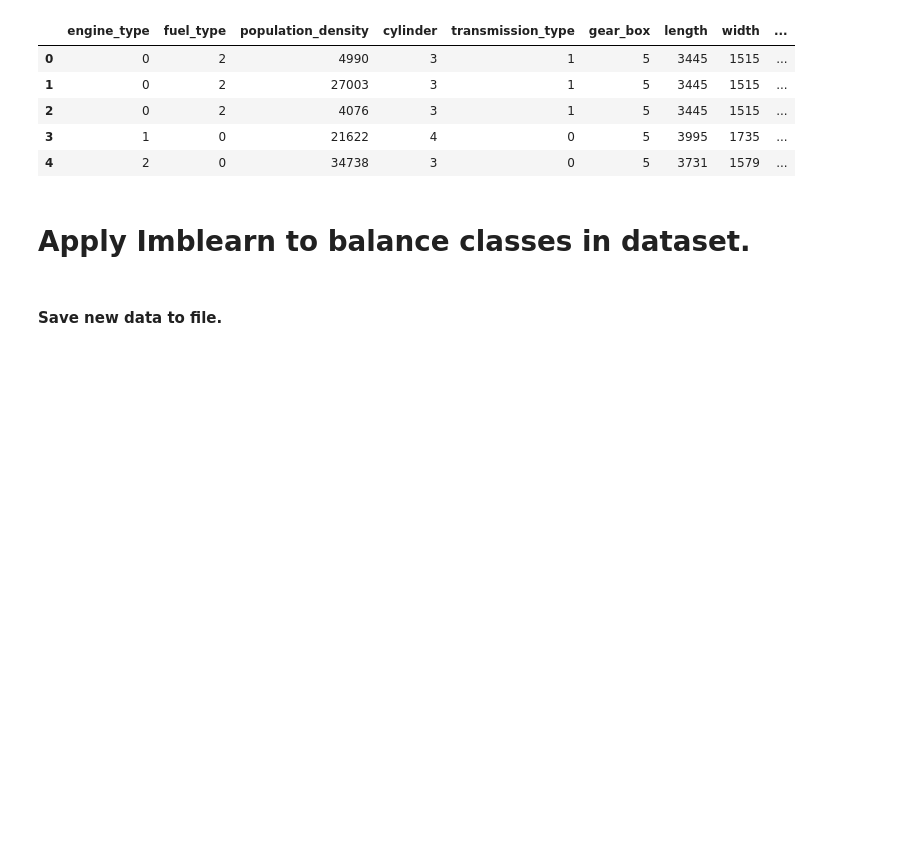
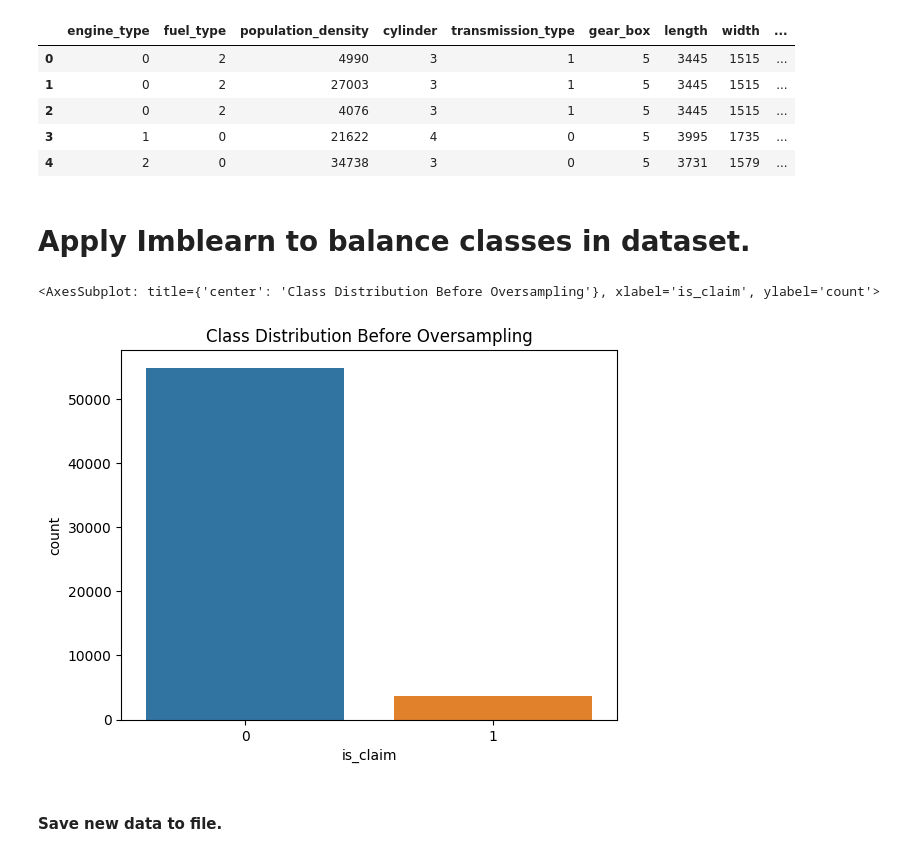
Before and after one commit to kibambe-0167/claim-car, a Jupyter notebook: preprocess.ipynb, the cells around one changed output. Saved outputs shown, nothing was run; the diff lists cells and outputs as text; code cells hidden in the pictures; blank space fills up the shorter version.

Commit message:
about to apply class sampling

```diff
--- a/preprocess.ipynb
+++ b/preprocess.ipynb
@@ -199,6 +199,17 @@ df.head()
 | 4 | 2 | 0 | 34738 | 3 | 0 | 5 | 3731 | 1579 | ... |
 # %% [markdown]
 # Apply Imblearn to balance classes in dataset.
+# %%
+# visualise class distributions before over sampling.
+import seaborn as sns
+import matplotlib.pyplot as plt
+
+plt.title("Class Distribution Before Oversampling")
+sns.countplot(data=df, x="is_claim")
+plt.xlabel("Classes")
+# %% [output]
+<AxesSubplot: title={'center': 'Class Distribution Before Oversampling'}, xlabel='is_claim', ylabel='count'>
+[figure, added]
 # %% [markdown]
 #### Save new data to file.
 # %%
```
Also changed, not shown: parts of 2 cells of this notebook, 2 other files.
